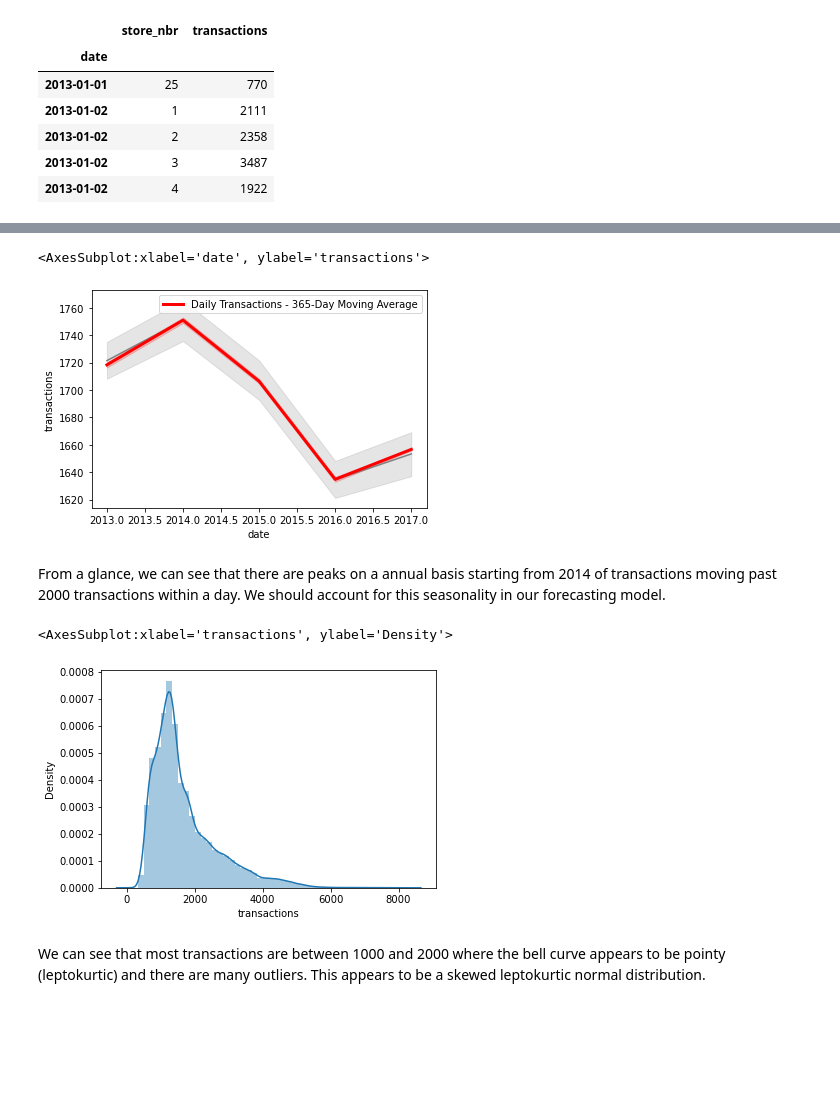
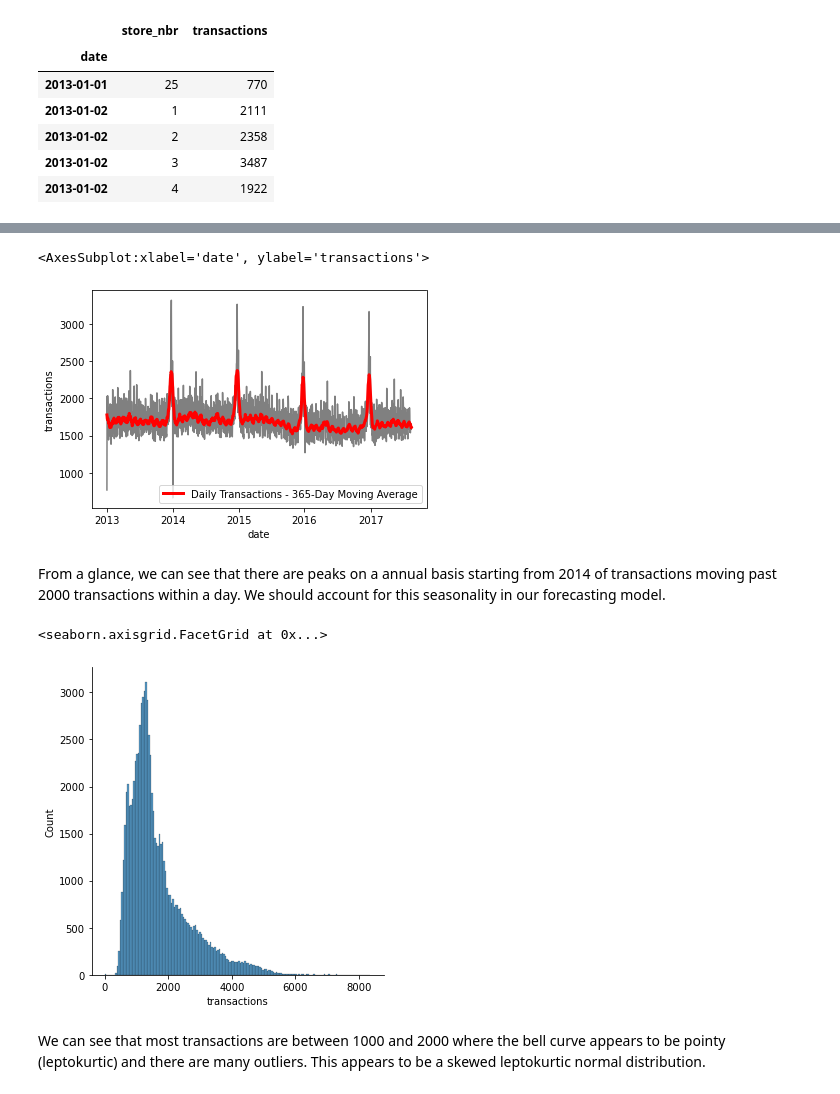
Before and after one commit to HelloWorld183L/EDA_Work, a Jupyter notebook: salestimeseries.ipynb, the cells around one changed output, grey strips where cells are left out. Drawn from its saved outputs; the diff is of its cells as text; code cells hidden in the pictures; blank space fills up the shorter version.

```diff
--- a/salestimeseries.ipynb
+++ b/salestimeseries.ipynb
@@ -68,11 +69,11 @@ test_df = pd.read_csv(BASE_PATH + 'test.csv', parse_dates=['date'])
 oil_df = pd.read_csv(BASE_PATH + 'oil.csv', parse_dates=['date'])
 sample_submission_df = pd.read_csv(BASE_PATH + 'sample_submission.csv')
 
-holiday_events_df = holiday_events_df.set_index('date').to_period("D")
-transactions_df = transactions_df.set_index('date').to_period("D")
-train_df = train_df.set_index('date').to_period("D")
-test_df = test_df.set_index('date').to_period("D")
-oil_df = oil_df.set_index("date").to_period("D")
+holiday_events_df = holiday_events_df.set_index('date')
+transactions_df = transactions_df.set_index('date')
+train_df = train_df.set_index('date')
+test_df = test_df.set_index('date')
+oil_df = oil_df.set_index("date")
 # %%
 holiday_events_df
 # %% [output]
@@ -563,19 +565,19 @@ transactions_df['moving_avg'] = transactions_df['transactions'].rolling(
     min_periods=315,
 ).mean()
 
-sns.lineplot(x=transactions_df.index.year, y='transactions', data=transactions_df, color="0.5")
-sns.lineplot(x=transactions_df.index.year, y='moving_avg', data=transactions_df,
+sns.lineplot(x=transactions_df.index, y='transactions', ci=False, data=transactions_df, color="0.5")
+sns.lineplot(x=transactions_df.index, y='moving_avg', data=transactions_df,
              linewidth=3, label="Daily Transactions - 365-Day Moving Average",
              color="red")
 # %% [output]
 <AxesSubplot:xlabel='date', ylabel='transactions'>
-[figure, old version]
+[figure, new version]
 # %% [markdown]
 From a glance, we can see that there are peaks on a annual basis starting from 2014 of transactions moving past 2000 transactions within a day. We should account for this seasonality in our forecasting model.
 # %%
-sns.distplot(transactions_df['transactions'])
+sns.displot(transactions_df['transactions'])
 # %% [output]
-<AxesSubplot:xlabel='transactions', ylabel='Density'>
+<seaborn.axisgrid.FacetGrid at 0x...>
-[figure, old version]
+[figure, new version]
 # %% [markdown]
 We can see that most transactions are between 1000 and 2000 where the bell curve appears to be pointy (leptokurtic) and there are many outliers. This appears to be a skewed leptokurtic normal distribution.
```
Also changed, not shown: parts of 33 cells of this notebook.
